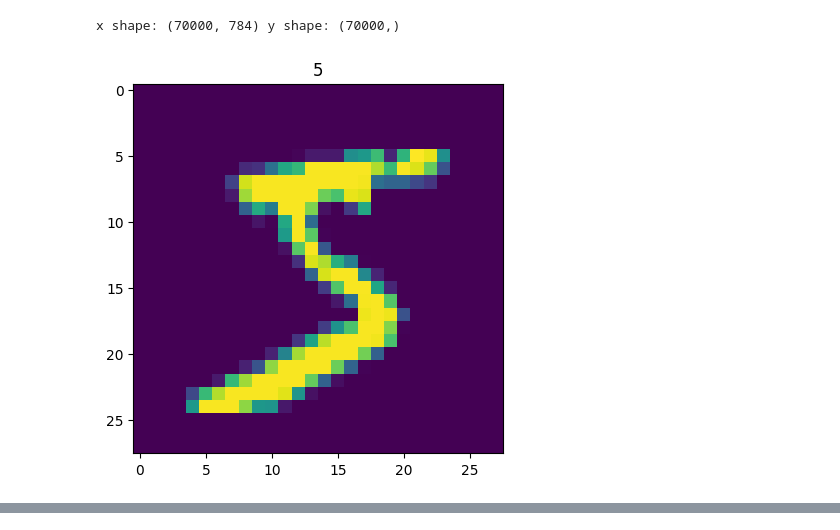
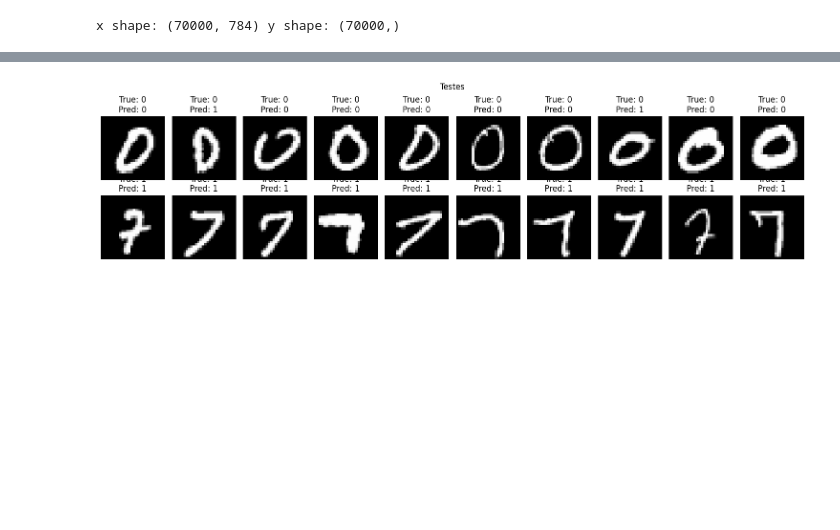
Before and after one commit to LuisEduardoF/RedesNeurais_202501, a Jupyter notebook: 04-Perceptron.ipynb, the cells around one changed output, grey strips where cells are left out. Cells and saved outputs as stored; diff of their text form; code cells hidden in the pictures; blank space fills up the shorter version.

Commit message:
04-Perceptron

```diff
--- a/04-Perceptron.ipynb
+++ b/04-Perceptron.ipynb
@@ -234,37 +236,23 @@ mnist_X /= 255.0
 print("x shape:", mnist_X.shape, "y shape:", mnist_y.shape)
 # %% [output]
 x shape: (70000, 784) y shape: (70000,)
-# %%
-for i in range(len(mnist_X)):
-    img = mnist_X[i].reshape((28, 28))
-    plt.imshow(img)
-    plt.title(str(mnist_y[i]))
-    plt.show()
-# %% [output]
-[figure, removed]
 # %%
-## Classificação de dígitos 0 vs 7 com Perceptron
+## resposta
 
 import numpy as np
 import matplotlib.pyplot as plt
 from sklearn.datasets import fetch_openml
 
-# Carregar MNIST
-digits = [0, 7]
-mnist = fetch_openml('mnist_784', as_frame=False, cache=False)
-X = mnist.data.astype('float32')
-y = mnist.target.astype('int64')
-X /= 255.0
+X = mnist_X
+y = mnist_y
 
-# Selecionar apenas dígitos 0 e 7
+# Selecione um conjunto aleatorio de 30 imagens de números 0 e 30 imagens de números 7.
 mask_0 = y == 0
 mask_7 = y == 7
 X_0 = X[mask_0]
 X_7 = X[mask_7]
 y_0 = y[mask_0]
 y_7 = y[mask_7]
-
-# Selecionar 30 exemplos aleatórios de cada
 np.random.seed(42)
 idx_0 = np.random.choice(len(X_0), 30, replace=False)
 idx_7 = np.random.choice(len(X_7), 30, replace=False)
@@ -274,23 +262,20 @@ X_7_sel = X_7[idx_7]
 y_0_sel = y_0[idx_0]
 y_7_sel = y_7[idx_7]
 
-# Juntar e criar labels binários (0 para zero, 1 para sete)
 X_all = np.vstack([X_0_sel, X_7_sel])
 y_all = np.hstack([np.zeros(30, dtype=int), np.ones(30, dtype=int)])
 
-# Embaralhar para evitar ordem
 indices = np.arange(60)
-np.random.shuffle(indices)
+np.random.shuffle(indices) # Randomico
 X_all = X_all[indices]
 y_all = y_all[indices]
 
-# Separar treino (20 de cada) e teste (10 de cada)
+# Divisão treino e teste
 X_train = np.vstack([X_0_sel[:20], X_7_sel[:20]])
 y_train = np.hstack([np.zeros(20, dtype=int), np.ones(20, dtype=int)])
 X_test = np.vstack([X_0_sel[20:], X_7_sel[20:]])
 y_test = np.hstack([np.zeros(10, dtype=int), np.ones(10, dtype=int)])
 
-# Embaralhar treino e teste
 train_idx = np.arange(40)
 np.random.shuffle(train_idx)
 X_train = X_train[train_idx]
@@ -301,36 +286,34 @@ np.random.shuffle(test_idx)
 X_test = X_test[test_idx]
 y_test = y_test[test_idx]
 
-# Perceptron (usando a classe já definida acima)
 perceptron = Perceptron(np.zeros(X_train.shape[1]), 0)
 perceptron.train(X_train, y_train, lr=0.01, epochs=20)
 
-# Avaliar no treino
 y_pred_train = np.array([perceptron.forward(x) for x in X_train])
 acc_train = np.mean(y_pred_train == y_train)
 print(f"Acurácia no treino: {acc_train:.2f}")
 
-# Avaliar no teste
 y_pred_test = np.array([perceptron.forward(x) for x in X_test])
 acc_test = np.mean(y_pred_test == y_test)
 print(f"Acurácia no teste: {acc_test:.2f}")
 
-# Plotar as 10 imagens restantes de cada grupo com predição e esperado
 fig, axes = plt.subplots(2, 10, figsize=(15, 4))
 for i in range(10):
-    # Dígito 0
+    # 0
     img = X_0_sel[20 + i].reshape(28, 28)
     pred = perceptron.forward(X_0_sel[20 + i])
     axes[0, i].imshow(img, cmap='gray')
     axes[0, i].set_title(f"True: 0\nPred: {pred}")
     axes[0, i].axis('off')
-    # Dígito 7
+
+    # 7
     img = X_7_sel[20 + i].reshape(28, 28)
     pred = perceptron.forward(X_7_sel[20 + i])
     axes[1, i].imshow(img, cmap='gray')
     axes[1, i].set_title(f"True: 1\nPred: {pred}")
     axes[1, i].axis('off')
-plt.suptitle('Testes: 0 (linha 1) e 7 (linha 2)')
+
+plt.suptitle('Testes')
 plt.tight_layout()
 plt.show()
 # %% [output]
@@ -337,0 +337 @@ NameError: name 'Perceptron' is not defined
+[figure, added]
```
Also changed, not shown: parts of 5 cells of this notebook.
